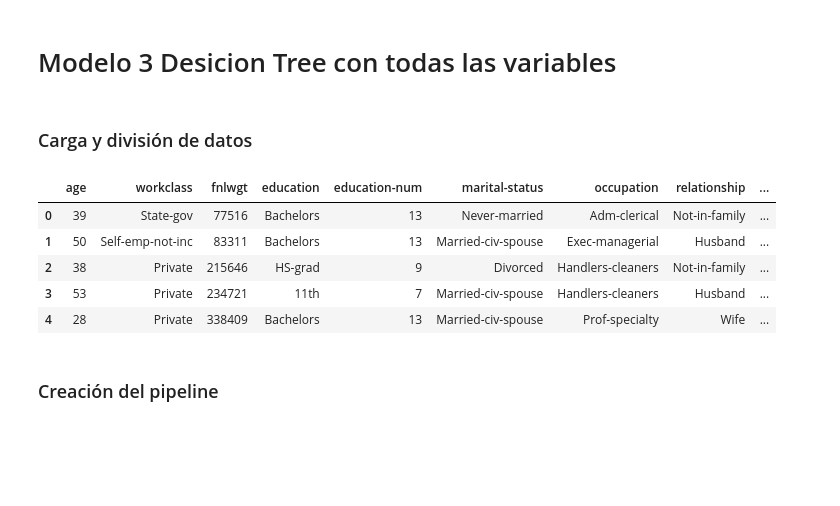
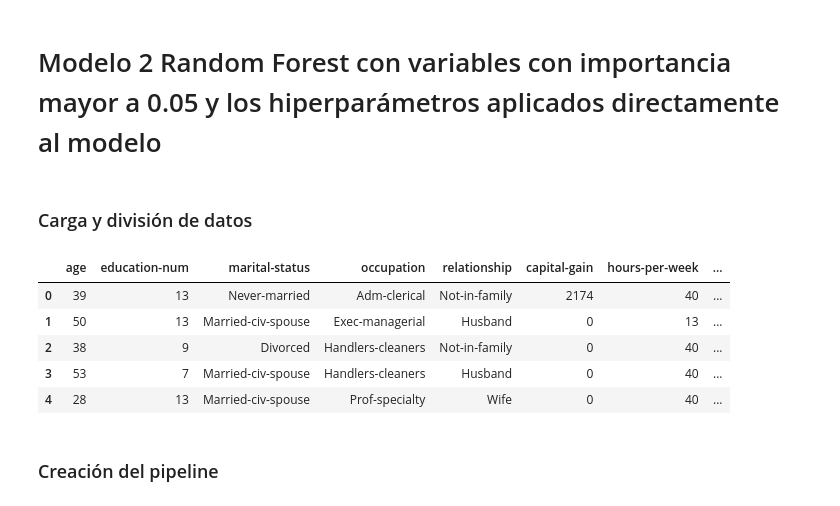
Before and after one commit to alexanderarm10/RandomForest_-_DecisionTree, a Jupyter notebook: Clasificación_de_ingresos/Notebooks/03_modelo_3_ingresos.ipynb, the cells around one changed output. Drawn from its saved outputs; the diff is of its cells as text; code cells hidden in the pictures; blank space fills up the shorter version.

```diff
--- a/Clasificación_de_ingresos/Notebooks/03_modelo_3_ingresos.ipynb
+++ b/Clasificación_de_ingresos/Notebooks/03_modelo_3_ingresos.ipynb
@@ -1,5 +1,5 @@
 # %% [markdown]
-# Modelo 3 Desicion Tree con todas las variables
+# Modelo 2 Random Forest con variables con importancia mayor a 0.05 y los hiperparámetros aplicados directamente al modelo
 # %% [markdown]
 ### Carga y división de datos
 # %%
@@ -16,14 +16,15 @@ from sklearn.tree import DecisionTreeClassifier
 from sklearn.metrics import accuracy_score, confusion_matrix, classification_report
 # %%
 # Carga de los datos
-df_ingresos_m1 = pd.read_csv('../Datos/Procesados/income.csv')
-df_ingresos_m1.head()
+df_ingresos_m2 = pd.read_csv('../Datos/Procesados/income.csv')
+df_ingresos_m2.drop(columns=['fnlwgt', 'education', 'sex', 'capital-loss', 'workclass', 'race', 'native-country'], inplace=True)
+df_ingresos_m2.head()
 # %% [output]
-|  | age | workclass | fnlwgt | education | education-num | marital-status | occupation | relationship | ... |
-| 0 | 39 | State-gov | 77516 | Bachelors | 13 | Never-married | Adm-clerical | Not-in-family | ... |
-| 1 | 50 | Self-emp-not-inc | 83311 | Bachelors | 13 | Married-civ-spouse | Exec-managerial | Husband | ... |
-| 2 | 38 | Private | 215646 | HS-grad | 9 | Divorced | Handlers-cleaners | Not-in-family | ... |
-| 3 | 53 | Private | 234721 | 11th | 7 | Married-civ-spouse | Handlers-cleaners | Husband | ... |
-| 4 | 28 | Private | 338409 | Bachelors | 13 | Married-civ-spouse | Prof-specialty | Wife | ... |
+|  | age | education-num | marital-status | occupation | relationship | capital-gain | hours-per-week | ... |
+| 0 | 39 | 13 | Never-married | Adm-clerical | Not-in-family | 2174 | 40 | ... |
+| 1 | 50 | 13 | Married-civ-spouse | Exec-managerial | Husband | 0 | 13 | ... |
+| 2 | 38 | 9 | Divorced | Handlers-cleaners | Not-in-family | 0 | 40 | ... |
+| 3 | 53 | 7 | Married-civ-spouse | Handlers-cleaners | Husband | 0 | 40 | ... |
+| 4 | 28 | 13 | Married-civ-spouse | Prof-specialty | Wife | 0 | 40 | ... |
 # %%
 # División de datos
```
Also changed, not shown: parts of 8 cells of this notebook, 7 other files.
